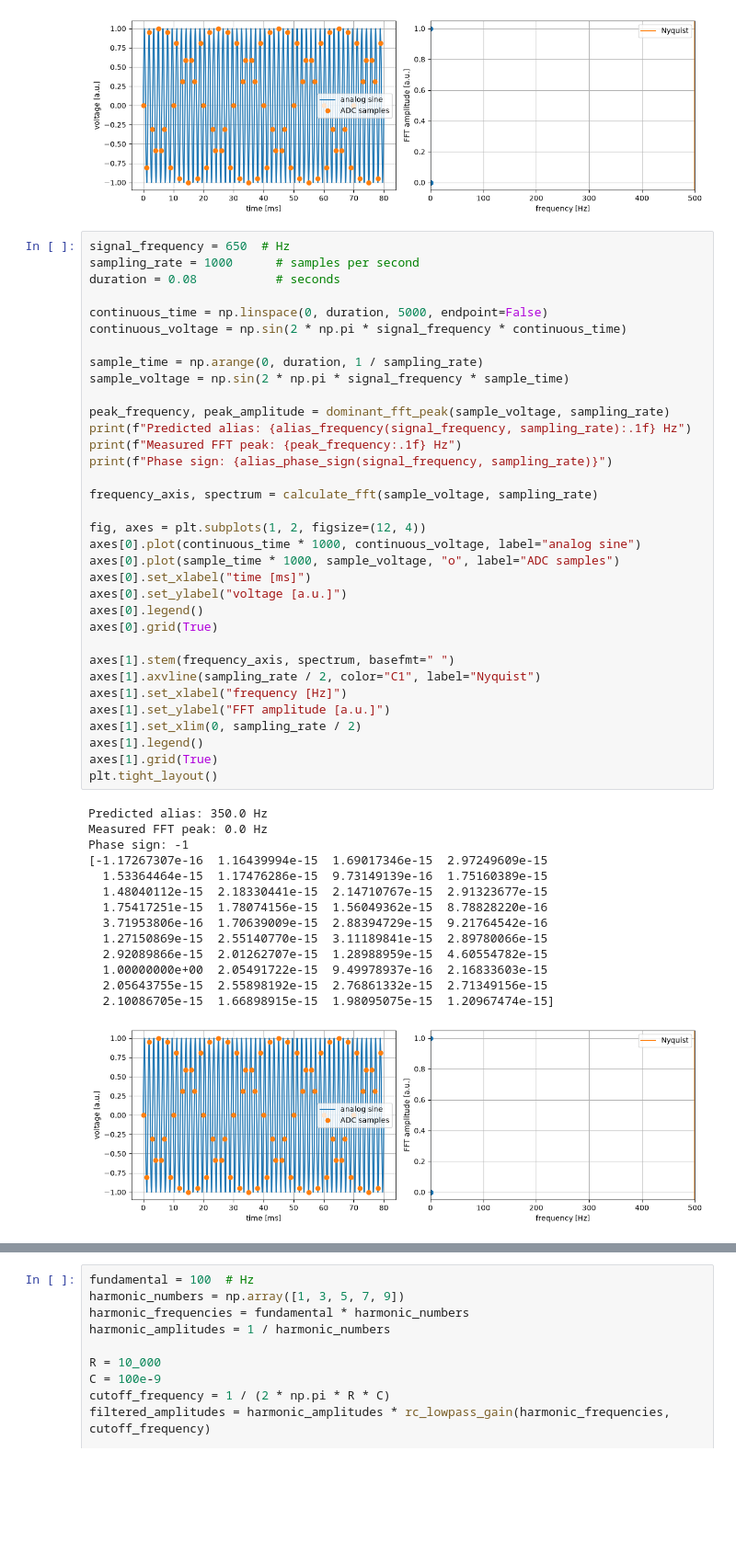
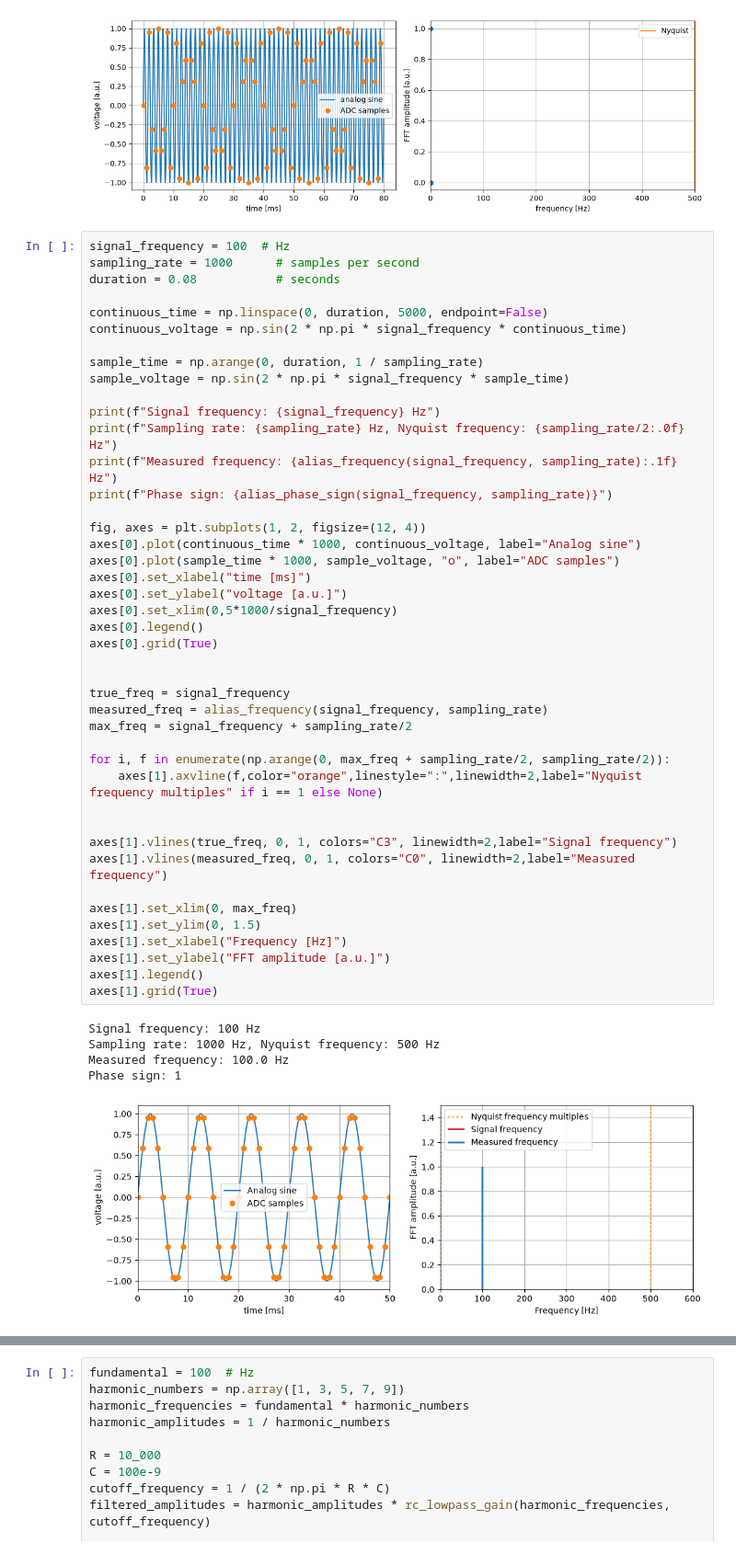
Before and after one commit to NB-TUDelft/Electronic_Instrumentation, a Jupyter notebook: book/manuals/week3/3.1_aliasing_and_anti_aliasing.ipynb, the cells around one changed output, grey strips where cells are left out. Shown at 92% size. Saved outputs shown, nothing was run; the diff lists cells and outputs as text; blank space fills up the shorter version.

```diff
--- a/book/manuals/week3/3.1_aliasing_and_anti_aliasing.ipynb
+++ b/book/manuals/week3/3.1_aliasing_and_anti_aliasing.ipynb
@@ -434,52 +341,52 @@ Measured FFT peak: 0.0 Hz
 Phase sign: -1
 [figure]
 # %%
-signal_frequency = 650  # Hz
+signal_frequency = 100  # Hz
 sampling_rate = 1000      # samples per second
 duration = 0.08           # seconds
 
 continuous_time = np.linspace(0, duration, 5000, endpoint=False)
 continuous_voltage = np.sin(2 * np.pi * signal_frequency * continuous_time)
 
 sample_time = np.arange(0, duration, 1 / sampling_rate)
 sample_voltage = np.sin(2 * np.pi * signal_frequency * sample_time)
 
-peak_frequency, peak_amplitude = dominant_fft_peak(sample_voltage, sampling_rate)
-print(f"Predicted alias: {alias_frequency(signal_frequency, sampling_rate):.1f} Hz")
-print(f"Measured FFT peak: {peak_frequency:.1f} Hz")
+print(f"Signal frequency: {signal_frequency} Hz")
+print(f"Sampling rate: {sampling_rate} Hz, Nyquist frequency: {sampling_rate/2:.0f} Hz")
+print(f"Measured frequency: {alias_frequency(signal_frequency, sampling_rate):.1f} Hz")
 print(f"Phase sign: {alias_phase_sign(signal_frequency, sampling_rate)}")
 
-frequency_axis, spectrum = calculate_fft(sample_voltage, sampling_rate)
-
 fig, axes = plt.subplots(1, 2, figsize=(12, 4))
-axes[0].plot(continuous_time * 1000, continuous_voltage, label="analog sine")
+axes[0].plot(continuous_time * 1000, continuous_voltage, label="Analog sine")
 axes[0].plot(sample_time * 1000, sample_voltage, "o", label="ADC samples")
 axes[0].set_xlabel("time [ms]")
 axes[0].set_ylabel("voltage [a.u.]")
+axes[0].set_xlim(0,5*1000/signal_frequency)
 axes[0].legend()
 axes[0].grid(True)
 
-axes[1].stem(frequency_axis, spectrum, basefmt=" ")
-axes[1].axvline(sampling_rate / 2, color="C1", label="Nyquist")
-axes[1].set_xlabel("frequency [Hz]")
+
+true_freq = signal_frequency
+measured_freq = alias_frequency(signal_frequency, sampling_rate)
+max_freq = signal_frequency + sampling_rate/2
+
+for i, f in enumerate(np.arange(0, max_freq + sampling_rate/2, sampling_rate/2)):
+    axes[1].axvline(f,color="orange",linestyle=":",linewidth=2,label="Nyquist frequency multiples" if i == 1 else None)
+
+
+axes[1].vlines(true_freq, 0, 1, colors="C3", linewidth=2,label="Signal frequency")
+axes[1].vlines(measured_freq, 0, 1, colors="C0", linewidth=2,label="Measured frequency")
+
+axes[1].set_xlim(0, max_freq)
+axes[1].set_ylim(0, 1.5)
+axes[1].set_xlabel("Frequency [Hz]")
 axes[1].set_ylabel("FFT amplitude [a.u.]")
-axes[1].set_xlim(0, sampling_rate / 2)
 axes[1].legend()
 axes[1].grid(True)
-plt.tight_layout()
 # %% [output]
-Predicted alias: 350.0 Hz
-Measured FFT peak: 0.0 Hz
-Phase sign: -1
-[-1.17267307e-16  1.16439994e-15  1.69017346e-15  2.97249609e-15
-  1.53364464e-15  1.17476286e-15  9.73149139e-16  1.75160389e-15
-  1.48040112e-15  2.18330441e-15  2.14710767e-15  2.91323677e-15
-  1.75417251e-15  1.78074156e-15  1.56049362e-15  8.78828220e-16
-  3.71953806e-16  1.70639009e-15  2.88394729e-15  9.21764542e-16
-  1.27150869e-15  2.55140770e-15  3.11189841e-15  2.89780066e-15
-  2.92089866e-15  2.01262707e-15  1.28988959e-15  4.60554782e-15
-  1.00000000e+00  2.05491722e-15  9.49978937e-16  2.16833603e-15
-  2.05643755e-15  2.55898192e-15  2.76861332e-15  2.71349156e-15
-  2.10086705e-15  1.66898915e-15  1.98095075e-15  1.20967474e-15]
+Signal frequency: 100 Hz
+Sampling rate: 1000 Hz, Nyquist frequency: 500 Hz
+Measured frequency: 100.0 Hz
+Phase sign: 1
-[figure, old version]
+[figure, new version]
 # %% [markdown]
```
Also changed, not shown: parts of 10 cells of this notebook.
